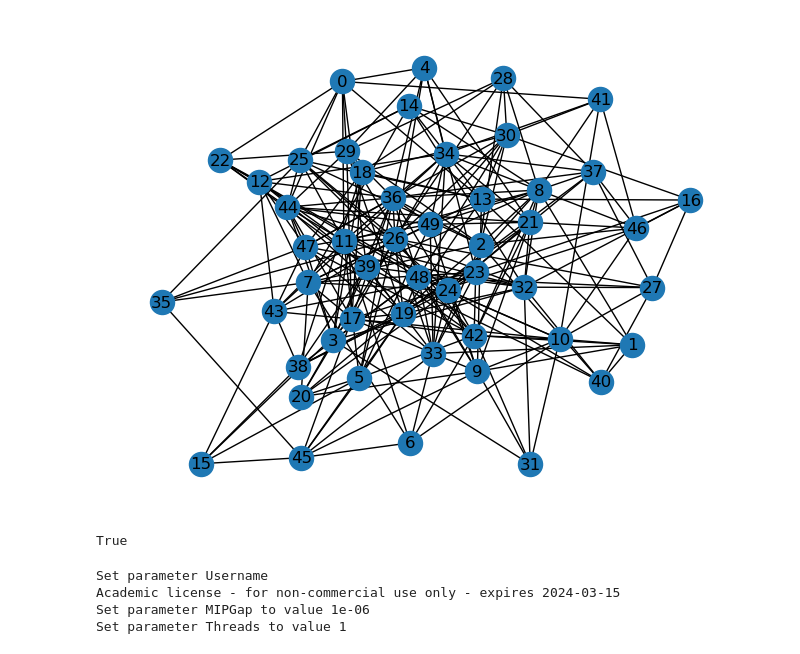
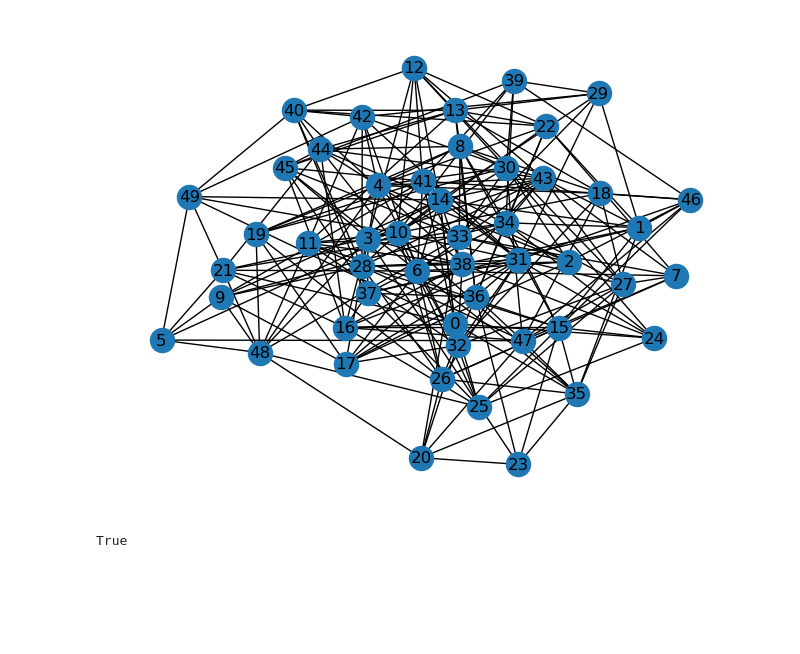
Before and after one commit to jesusossian/tukey, a Jupyter notebook: notebook/tukey_form1.ipynb, the cells around one changed output. Drawn from its saved outputs; the diff is of its cells as text; code cells hidden in the pictures; blank space fills up the shorter version.

```diff
--- a/notebook/tukey_form1.ipynb
+++ b/notebook/tukey_form1.ipynb
@@ -21,43 +21,42 @@ from itertools import combinations
 # %%
 #instance
 
 #inst_="karate"
 #G = nx.karate_club_graph()
-#nx.draw_networkx_labels(G,pos=nx.spring_layout(G))
 
 #inst_="sudoku"
 #G = nx.sudoku_graph(50)
 
 #inst_="random_tree"
 #G = nx.random_tree(50)
 
 #inst_="random_internet"
 #dim=100
 #G = nx.random_internet_as_graph(dim)
 
 # erdos_renyi_graph(n, p, seed=None, directed=False)
 #G = nx.erdos_renyi_graph(50,0.1)
 
 # barabasi_albert_graph(n, m, seed=None, initial_graph=None)
 #G = nx.barabasi_albert_graph()
 
+inst_="erdos"
+GI = ig.Graph.Erdos_Renyi(n=50, p=0.2, directed=False, loops=False)
+#A = ig.Graph.get_edgelist(GI)
+#G = nx.DiGraph(A)
+#G = nx.Graph(A)
+G = ig.Graph.to_networkx(GI)
+
+#ig.plot(GI)
+#nx.draw_networkx_labels(G,pos=nx.spring_layout(G))
+nx.draw(G,  with_labels = True)
 
 #print("Node Degree")
 #for v in G:
 #    print(f"{v:4} {G.degree(v):6}")
 #print(G)
-
-inst_="erdos"
-GI = ig.Graph.Erdos_Renyi(n=50, p=0.2, directed=False, loops=False)
-A = ig.Graph.get_edgelist(GI)
-#G = nx.DiGraph(A)
-G = nx.Graph(A)
-#G = ig.Graph.to_networkx(GI)
-#ig.plot(GI)
-
-nx.draw(G,  with_labels = True)
 # %% [output]
-[figure, old version]
+[figure, new version]
 # %%
 nx.is_connected(G)
 # %% [output]
@@ -99,7 +98,7 @@ for i in G:
 # %%
 # form1
 form_="form1"
-method_="lp"
+method_="mip"
 
 N = nx.number_of_nodes(G)
 M = nx.number_of_edges(G)
@@ -245,11 +244,9 @@ for i in G:
             +str(round(time[i],2))+';'
             +str(round(status[i],1))+'\n')
         arquivo.close()
+
+tkm = np.max(ub)
+tktime = np.sum(time)
-# %% [output]
-Set parameter Username
-Academic license - for non-commercial use only - expires 2024-03-15
-Set parameter MIPGap to value 1e-06
-Set parameter Threads to value 1
 # %%
 #t = 0
 #for i in ub:
```
Also changed, not shown: parts of 2 cells of this notebook, 1 other file.
